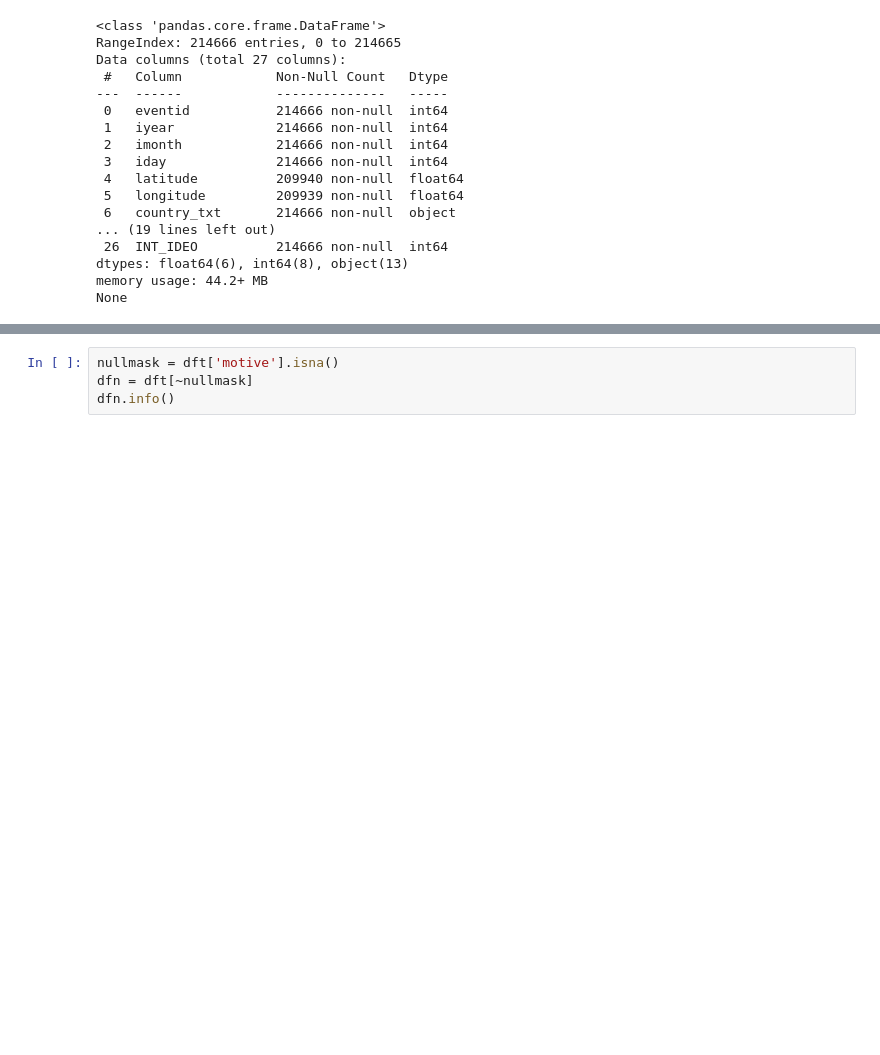
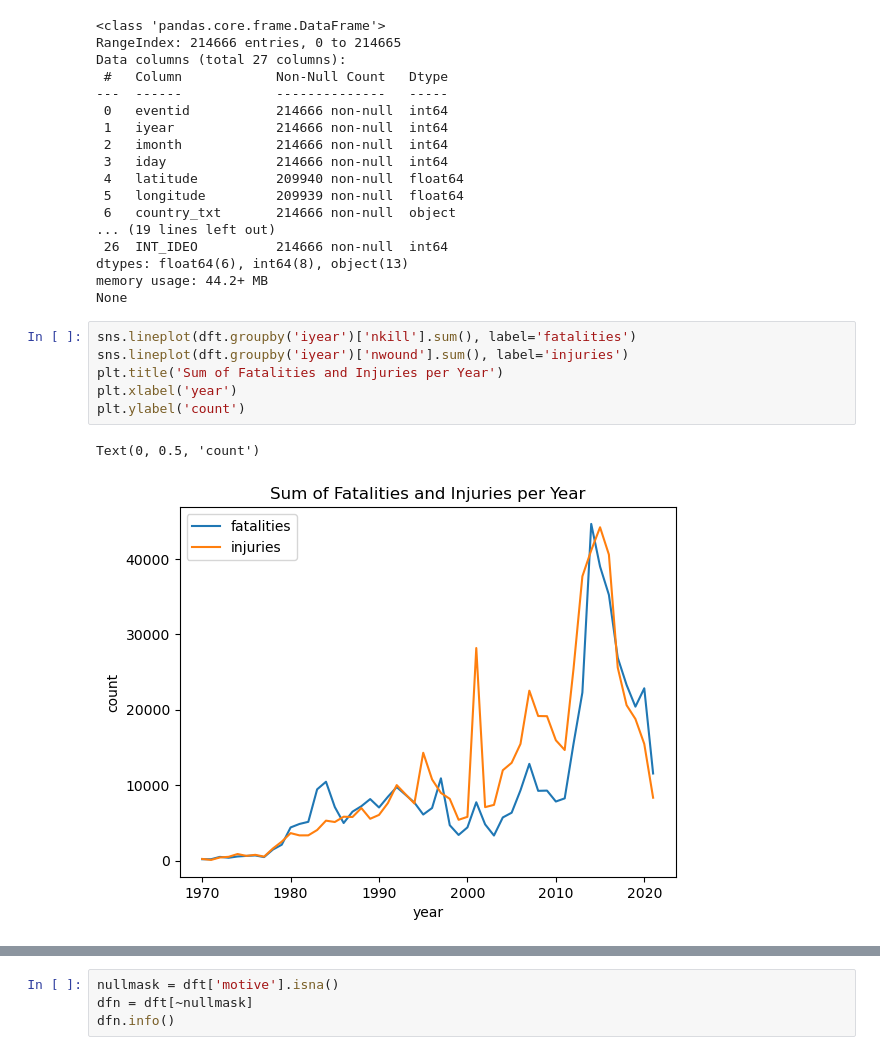
Before and after one commit to samcast1/Capstone-2---Global-Terrorism, a Jupyter notebook: notebooks/3.1_sc_motive_sucess_EDA_to_inital_preprocessing.ipynb, the cells around one changed output, grey strips where cells are left out. Drawn from its saved outputs; the diff is of its cells as text; blank space fills up the shorter version.

```diff
--- a/notebooks/3.1_sc_motive_sucess_EDA_to_inital_preprocessing.ipynb
+++ b/notebooks/3.1_sc_motive_sucess_EDA_to_inital_preprocessing.ipynb
@@ -71,3 +69,12 @@ Data columns (total 27 columns):
 dtypes: float64(6), int64(8), object(13)
 memory usage: 44.2+ MB
 None
+# %%
+sns.lineplot(dft.groupby('iyear')['nkill'].sum(), label='fatalities')
+sns.lineplot(dft.groupby('iyear')['nwound'].sum(), label='injuries')
+plt.title('Sum of Fatalities and Injuries per Year')
+plt.xlabel('year')
+plt.ylabel('count')
+# %% [output]
+Text(0, 0.5, 'count')
+[figure, added]
```
Also changed, not shown: parts of 8 cells of this notebook, 3 other files.
